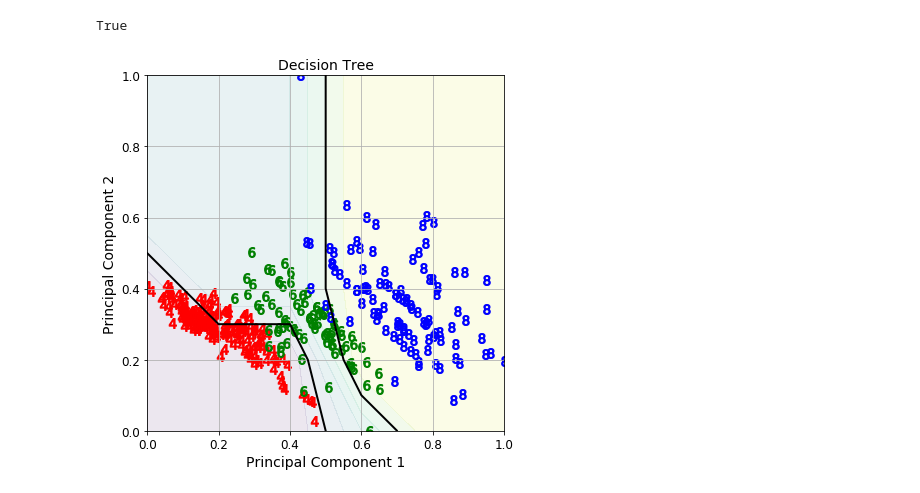
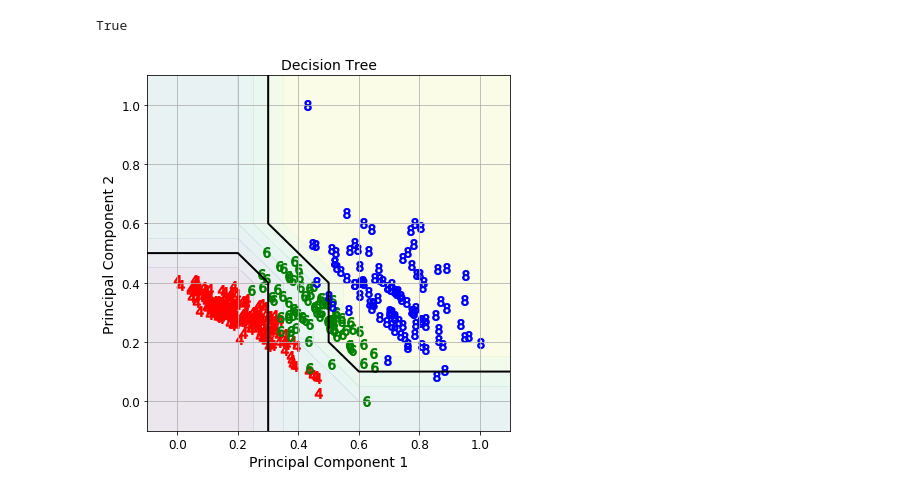
Before and after one commit to biomathman/machine-learning-in-python-book, a Jupyter notebook: notebooks/chapter-18-decision-tree.ipynb, the cells around one changed output. Drawn from its saved outputs; the diff is of its cells as text; code cells hidden in the pictures.

Commit message:
Update plotting efficieny in notebooks

```diff
--- a/notebooks/chapter-18-decision-tree.ipynb
+++ b/notebooks/chapter-18-decision-tree.ipynb
@@ -122,52 +122,46 @@ True
 # %%
 def visualize_PC(ax,clf,X,Y,DX,DY,thelevels,colors,markers,xlab="X",
                                 ylab="Y", axtitle="Classification Boundary"):
-    x_min, x_max = X[:, 0].min() - 1, X[:, 0].max() + 1
-    y_min, y_max = X[:, 1].min() - 1, X[:, 1].max() + 1
-    xx, yy = np.meshgrid(np.arange(x_min, x_max, DX),
-                     np.arange(y_min, y_max, DY))
+    xinterval = X[:, 0].min() - 1, X[:, 0].max() + 1
+    yinterval = X[:, 1].min() - 1, X[:, 1].max() + 1
+    xx, yy = np.meshgrid(np.arange(*xinterval, DX),
+                         np.arange(*yinterval, DY))
 
     Z = clf.predict(np.c_[xx.ravel(), yy.ravel()])
     Z = Z.reshape(xx.shape)
 
     c=ax.contour(xx, yy, Z, alpha=1,levels=thelevels,linewidths=2,colors="k")
     c=ax.contourf(xx, yy, Z, alpha=.1)
 
     nclasses=len(colors)
     for i in range(nclasses):
-        xyvals=[(x,y) for (x,y,theclass) in zip(X[:,0],X[:,1],Y) if theclass==i]
-        x,y=zip(*xyvals)
+        x,y=zip(*X[Y==i])
         ax.scatter(x,y,marker=markers[i],color=colors[i],s=100)
 
 
     ax.set_xlabel(xlab,fontsize=14)
     ax.set_ylabel(ylab,fontsize=14)
     ax.set_title(axtitle,fontsize=14)
-    ax.set_xlim(x_min,x_max)
-    ax.set_ylim(y_min,y_max)
-    ax.set_ylim(0,1)
-    ax.set_xlim(0,1)
+    ax.set_xlim(xinterval)
+    ax.set_ylim(yinterval)
+
     ax.grid()
     return(ax)
 
 colors=["red", "green","blue"]
 markers=["$4$","$6$","$8$"]
 
 fig,ax=plt.subplots(nrows=1,ncols=1,sharex=True,sharey=True)
 
 visualize_PC(ax,DT, Q,Y, .2, .2,[0.5,1.5],colors,markers,xlab="Principal Component 1",
             ylab="Principal Component 2",axtitle="Decision Tree")
-#visualize_PC(ax[0,1],svmp, Q,Y, .01, .01,[0.5,1.5],colors,markers,xlab="Principal Component 1",
-#            ylab="Principal Component 2",axtitle="SVM Polynomial Kernel")
-#visualize_PC(ax[1,0],svm_RBF, Q,Y,.01, .01,[0.5,1.5],colors,markers,xlab="Principal Component 1",
-#            ylab="Principal Component 2",axtitle="SVM Radial Basis Function Kernel")
-#visualize_PC(ax[1,1],svm_Sigmoid, Q,Y,.01, .01,[0.5,1.5],colors,markers,xlab="Principal Component 1",
-#            ylab="Principal Component 2",axtitle="SVM Sigmoid Kernel")
 
 ax.tick_params(axis = 'both', which = 'major', labelsize = 12)
+ax.set_ylim(-.1,1.1)
+ax.set_xlim(-.1,1.1)
 
 fig.set_size_inches(6, 6)
 fig.tight_layout()
-fig.savefig("Decision-Tree-PCA-Decision-Boundary.pdf")
+#fig.savefig("Decision-Tree-PCA-Decision-Boundary.pdf")
 # %% [output]
-[figure, old version]
+[figure, new version]
```
Also changed, not shown: parts of 5 cells of this notebook, 5 other files.
